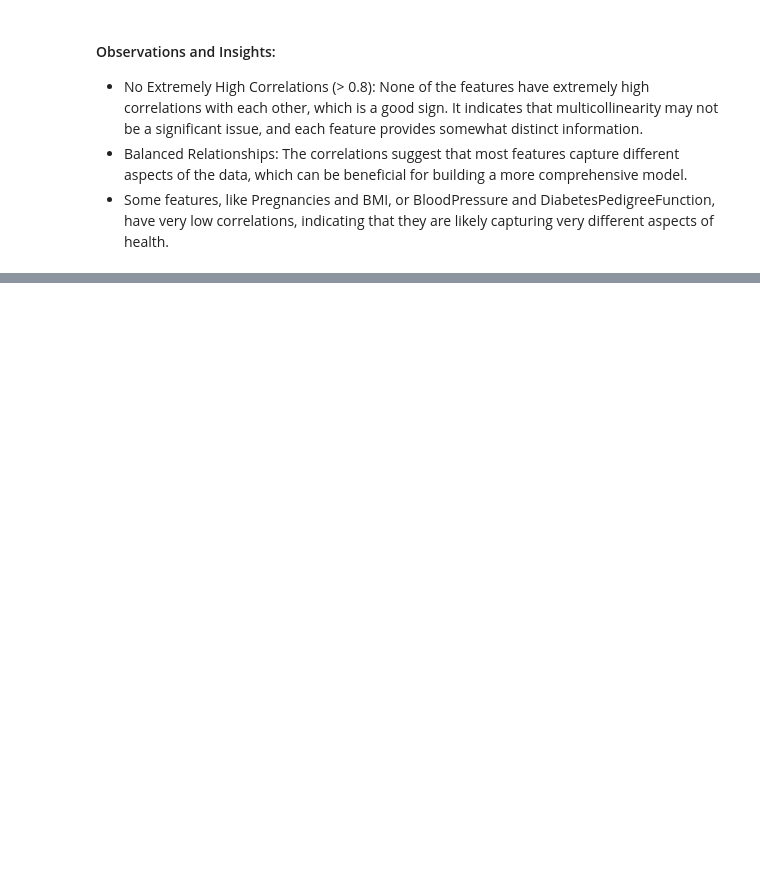
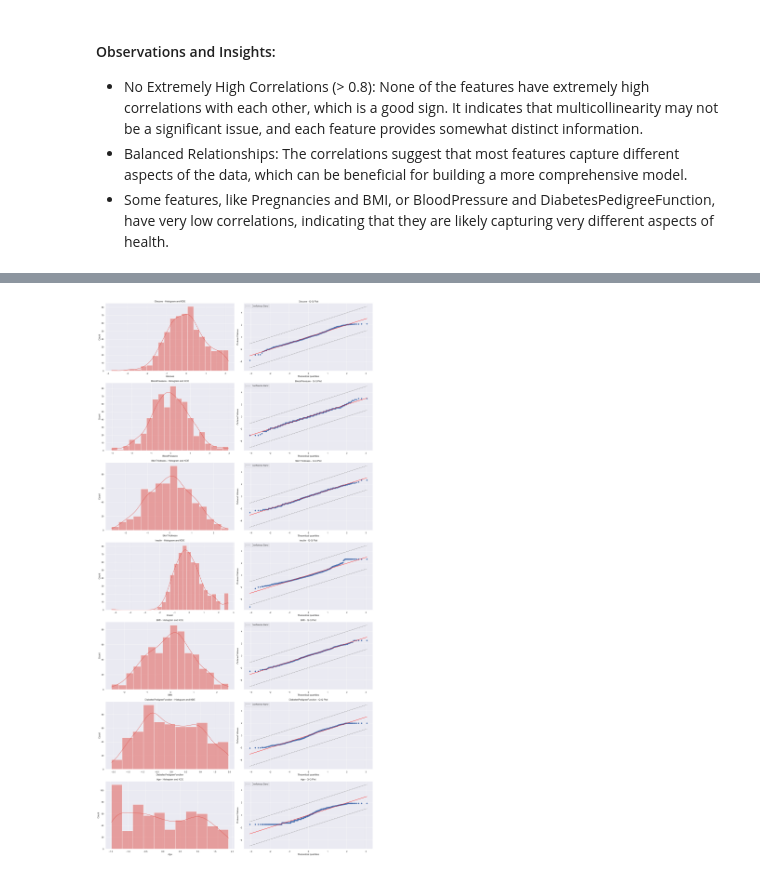
Before and after one commit to kasra321/diabetes_project, a Jupyter notebook: Diabetes.ipynb, the cells around one changed output, grey strips where cells are left out. Saved outputs shown, nothing was run; the diff lists cells and outputs as text; code cells hidden in the pictures; blank space fills up the shorter version.

```diff
--- a/Diabetes.ipynb
+++ b/Diabetes.ipynb
@@ -504,0 +683,32 @@ X_train.describe().T
+# %%
+from sklearn.preprocessing import StandardScaler
+
+def apply_scaling(df, features):
+    """
+    Applies scaling transformation to specified features in the DataFrame.
+
+    Parameters:
+    df (pd.DataFrame): The input DataFrame containing the data.
+    features (list of str): List of column names to apply the scaling transformation to.
+
+    Returns:
+    pd.DataFrame: A new DataFrame with scaled features.
+    scaler: The fitted scaler object, to apply the same transformation to the test data.
+    """
+
+    scaler = StandardScaler()
+    scaled_features = scaler.fit_transform(df[features])
+    scaled_df = pd.DataFrame(scaled_features, columns=features, index=df.index)
+
+    return scaled_df, scaler
+
+# Apply scaling to the imputed and transformed training data
+X_train_scaled, scaler = apply_scaling(X_train_transformed, features_to_check)
+
+# Combine the scaled features with any binary features (if applicable)
+binary_features = X_train_transformed.drop(columns=features_to_check)
+X_train_final = pd.concat([X_train_scaled, binary_features], axis=1)
+# %%
+viz_hist_qq(X_train_final, features)
+# %% [output]
+[figure, added]
```
Also changed, not shown: parts of 14 cells of this notebook.
